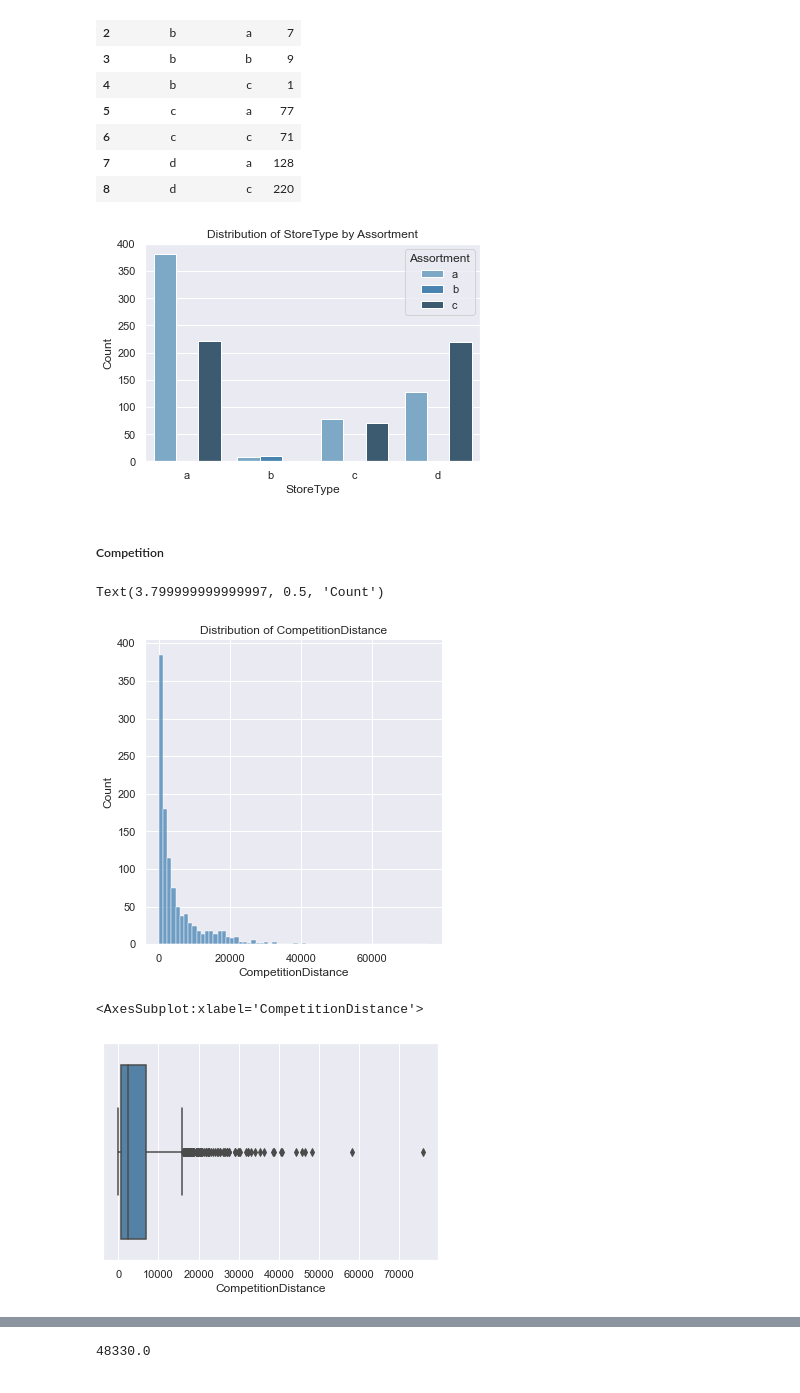
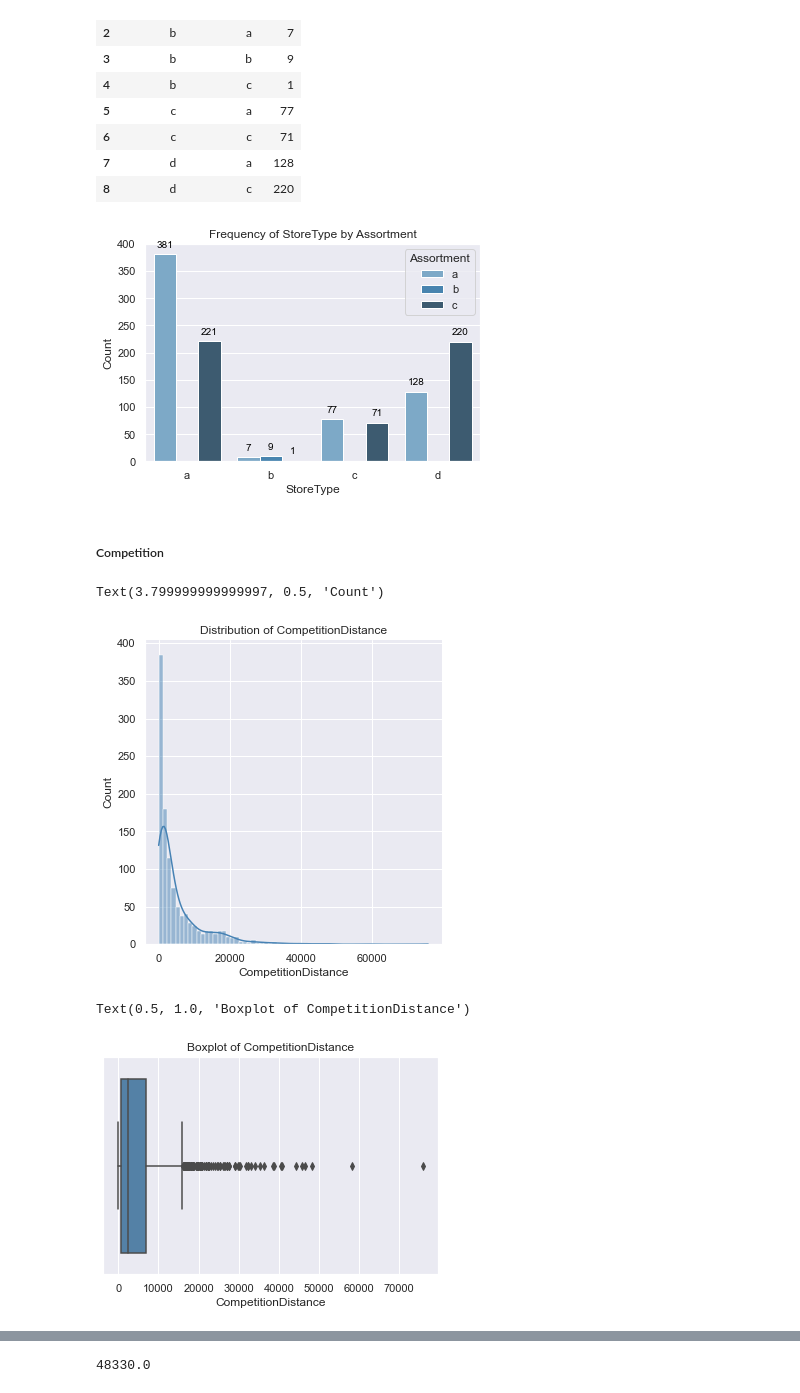
Before and after one commit to CYCCCCC/store_sales_prediction, a Jupyter notebook: store_sales.ipynb, the cells around one changed output, grey strips where cells are left out. Drawn from its saved outputs; the diff is of its cells as text; code cells hidden in the pictures.

```diff
--- a/store_sales.ipynb
+++ b/store_sales.ipynb
@@ -104,29 +99,38 @@ store.groupby(['StoreType', 'Assortment'])['Store'].count().reset_index()
 order = ['a', 'b', 'c', 'd']
 hue_order = ['a', 'b', 'c']
 
-sns.countplot(x='StoreType', hue='Assortment', data=store, palette='Blues_d', order=order, hue_order=hue_order)
-plt.title('Distribution of StoreType by Assortment')
+ax = sns.countplot(x='StoreType', hue='Assortment', data=store, palette='Blues_d', order=order, hue_order=hue_order)
+
+for p in ax.patches:
+    # Check if the height of the bar is NaN
+    if not pd.isna(p.get_height()):  # Make sure to import pandas as pd
+        ax.annotate(f'{int(p.get_height())}', (p.get_x() + p.get_width() / 2., p.get_height()),
+                    ha='center', va='bottom', color='black', xytext=(0, 5),
+                    textcoords='offset points')
+
+plt.title('Frequency of StoreType by Assortment')
 plt.xlabel('StoreType')
 plt.ylabel('Count')
 plt.legend(title='Assortment')
 plt.show()
 # %% [output]
-[figure, old version]
+[figure, new version]
 # %% [markdown]
 ##### Competition
 # %%
-sns.displot(store['CompetitionDistance'], kde=False, color='steelblue')
+sns.displot(store['CompetitionDistance'], kde=True, color='steelblue')
 plt.title('Distribution of CompetitionDistance')
 plt.xlabel('CompetitionDistance')
 plt.ylabel('Count')
 # %% [output]
 Text(3.799999999999997, 0.5, 'Count')
-[figure, old version]
+[figure, new version]
 # %%
 sns.boxplot(x=store['CompetitionDistance'], color='steelblue')
+plt.title('Boxplot of CompetitionDistance')
 # %% [output]
-<AxesSubplot:xlabel='CompetitionDistance'>
+Text(0.5, 1.0, 'Boxplot of CompetitionDistance')
-[figure, old version]
+[figure, new version]
 # %%
 store[store['CompetitionDistance']>50000]
 # %% [output]
```
Also changed, not shown: parts of 10 cells of this notebook.
